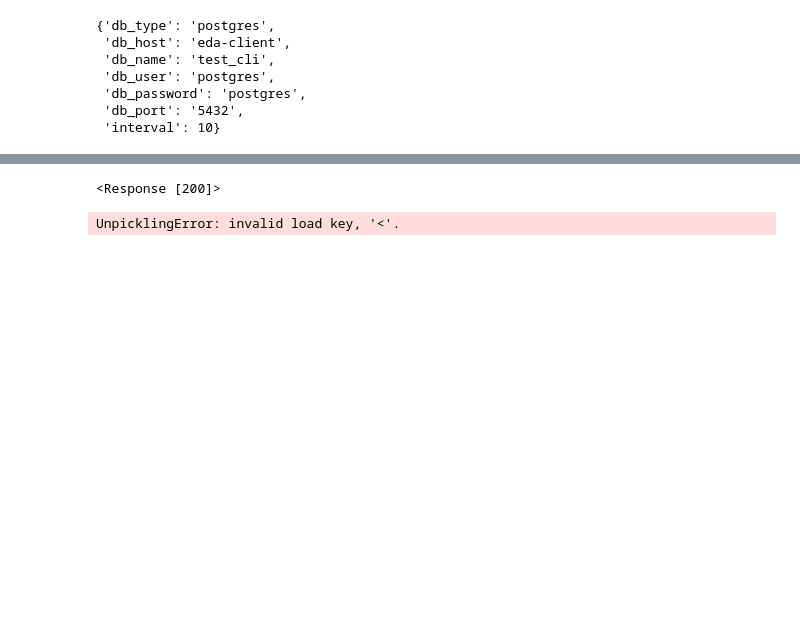
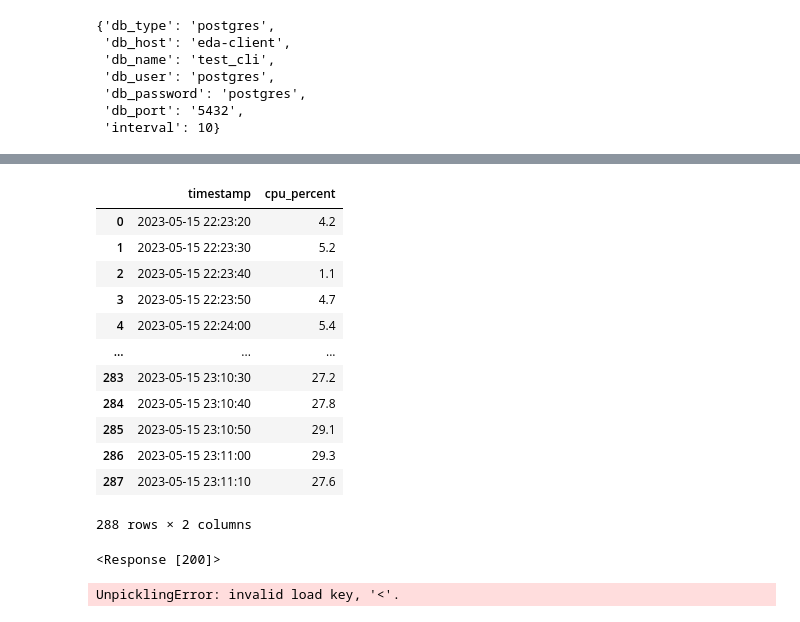
Before and after one commit to allene-ha/EDA_Framework, a Jupyter notebook: client_test.ipynb, the cells around one changed output, grey strips where cells are left out. Saved outputs shown, nothing was run; the diff lists cells and outputs as text; code cells hidden in the pictures; blank space fills up the shorter version.

Commit message:
visualization code debug

```diff
--- a/client_test.ipynb
+++ b/client_test.ipynb
@@ -50 +66,21 @@ test_data
+# %%
+split_date = df['timestamp'][int(len(df) * 0.7)]
+train_df = df[df['timestamp'] <= split_date]
+test_df = df[df['timestamp'] > split_date]
+
+train_df
+# %% [output]
+|  | timestamp | cpu_percent |
+| 0 | 2023-05-15 22:23:20 | 4.2 |
+| 1 | 2023-05-15 22:23:30 | 5.2 |
+| 2 | 2023-05-15 22:23:40 | 1.1 |
+| 3 | 2023-05-15 22:23:50 | 4.7 |
+| 4 | 2023-05-15 22:24:00 | 5.4 |
+| ... | ... | ... |
+| 283 | 2023-05-15 23:10:30 | 27.2 |
+| 284 | 2023-05-15 23:10:40 | 27.8 |
+| 285 | 2023-05-15 23:10:50 | 29.1 |
+| 286 | 2023-05-15 23:11:00 | 29.3 |
+| 287 | 2023-05-15 23:11:10 | 27.6 |
+288 rows × 2 columns
 # %%
@@ -52,7 +88,2 @@ r = train(config,train_data,'anomaly detection')
 # %% [output]
 <Response [200]>
-# %%
-path = '/home/eda_framework_visualization/model/trained_model/lstm_dynamic_threshold_20230512_194847.pickle'
-df = predict(config, test_data, 'anomaly detection', path)
-# %% [output]
-UnpicklingError: invalid load key, '<'.
@@ -62,0 +90,4 @@ S A R
+# %%
+anom_score = predict(config, test_df, 'anomaly detection', path="darts_kmeans_scorer_20230515_233712.pickle")
+# %% [output]
+UnpicklingError: invalid load key, '<'.
```
Also changed, not shown: parts of 9 cells of this notebook, 2 other files.
